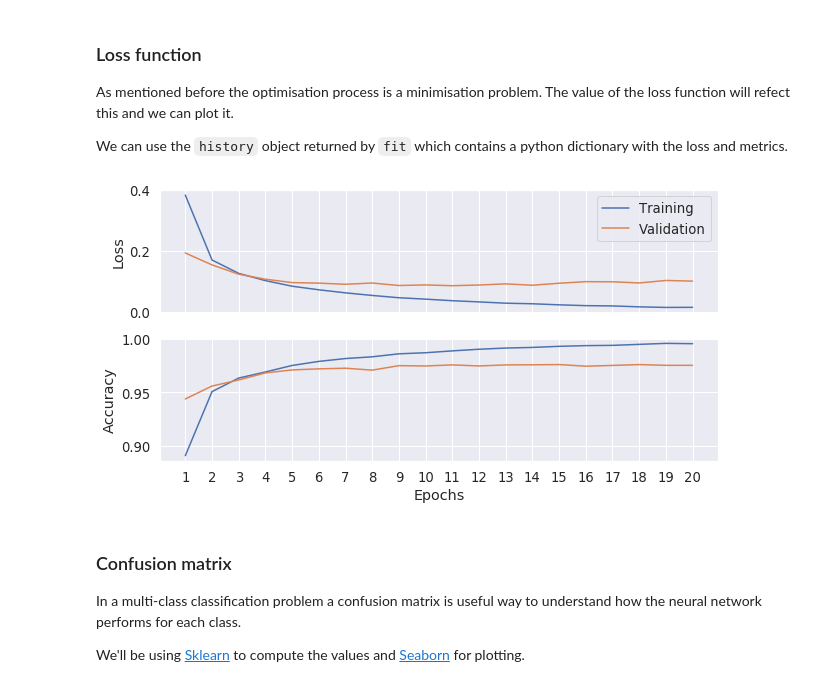
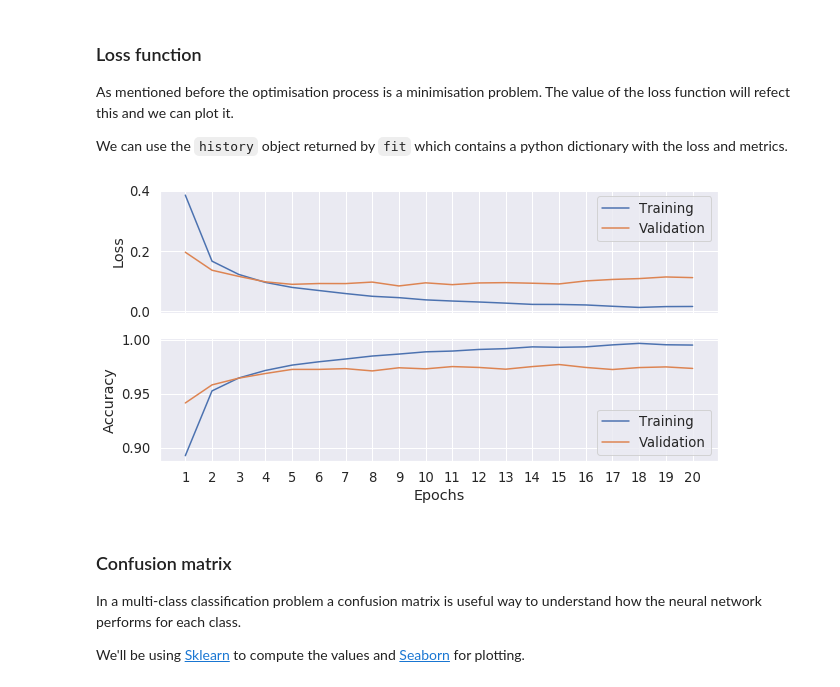
Before and after one commit to mj-will/intro2ml, a Jupyter notebook: notebooks/classification-MLP.ipynb, the cells around one changed output. Cells and saved outputs as stored; diff of their text form; code cells hidden in the pictures.

```diff
--- a/notebooks/classification-MLP.ipynb
+++ b/notebooks/classification-MLP.ipynb
@@ -160,7 +160,7 @@ Metrics are additional quantaties that can be used to quantify performance. In t
 # compile the model
 model.compile(loss='categorical_crossentropy',
               optimizer=Adam(),
-              metrics=['accuracy'])
+              metrics=['acc'])
 # %% [markdown]
 ## The Training
 
@@ -209,21 +209,22 @@ We can use the `history` object returned by `fit` which contains a python dictio
 # %%
 epochs = np.arange(1, max_epochs + 1, 1)
 fig, axs = plt.subplots(2, 1, figsize=(10,5), sharex=True)
 axs = axs.ravel()
 axs[0].plot(epochs, history.history["loss"], label='Training')
 axs[0].plot(epochs, history.history["val_loss"], label='Validation')
-axs[1].plot(epochs, history.history["accuracy"], label='Training')
-axs[1].plot(epochs, history.history["val_accuracy"], label='Validation')
+axs[1].plot(epochs, history.history["acc"], label='Training')
+axs[1].plot(epochs, history.history["val_acc"], label='Validation')
 
 axs[1].set_xticks(epochs)
 axs[0].set_ylabel("Loss")
 axs[1].set_ylabel("Accuracy")
 axs[1].set_xlabel("Epochs")
 
 axs[0].legend()
+axs[1].legend()
 plt.show()
 # %% [output]
-[figure, old version]
+[figure, new version]
 # %% [markdown]
 ### Confusion matrix
 
```
Also changed, not shown: parts of 4 cells of this notebook, 1 other file.
